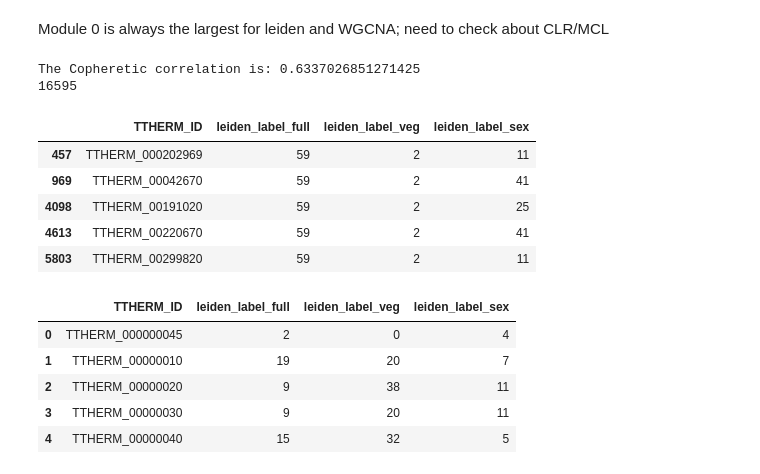
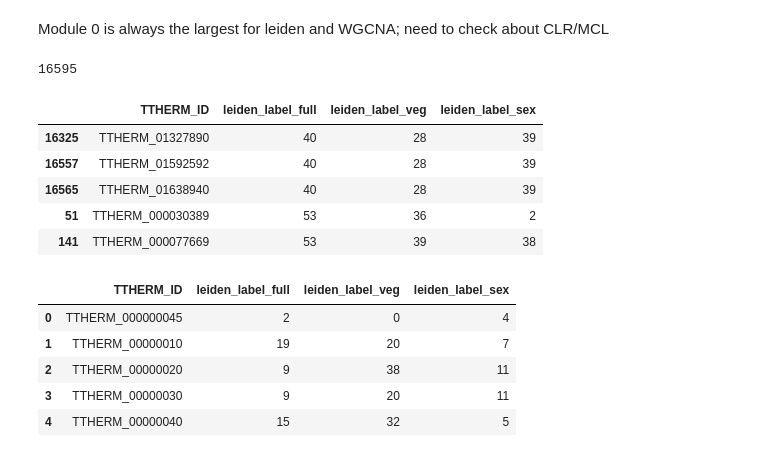
Before and after one commit to ltsypin/TGNE-2022, a Jupyter notebook: TGNE/embedding/embedding_and_app.ipynb, the cells around one changed output. Drawn from its saved outputs; the diff is of its cells as text; code cells hidden in the pictures.

```diff
--- a/TGNE/embedding/embedding_and_app.ipynb
+++ b/TGNE/embedding/embedding_and_app.ipynb
@@ -1717,15 +1812,14 @@ cdf = get_module_centroid_df(full_filtered_norm_df, leiden_label_df_round_1, 'le
 # %%
-arr_df = arrange_modules(full_filtered_norm_df, leiden_label_df_round_1, 'leiden', 'full')
+arr_df = arrange_modules(full_filtered_df, leiden_label_df_round_1, 'leiden', 'full')
 arr_df.head()
 # %% [output]
-The Copheretic correlation is: 0.6337026851271425
 16595
 |  | TTHERM_ID | leiden_label_full | leiden_label_veg | leiden_label_sex |
-| 457 | TTHERM_000202969 | 59 | 2 | 11 |
-| 969 | TTHERM_00042670 | 59 | 2 | 41 |
-| 4098 | TTHERM_00191020 | 59 | 2 | 25 |
-| 4613 | TTHERM_00220670 | 59 | 2 | 41 |
-| 5803 | TTHERM_00299820 | 59 | 2 | 11 |
+| 16325 | TTHERM_01327890 | 40 | 28 | 39 |
+| 16557 | TTHERM_01592592 | 40 | 28 | 39 |
+| 16565 | TTHERM_01638940 | 40 | 28 | 39 |
+| 51 | TTHERM_000030389 | 53 | 36 | 2 |
+| 141 | TTHERM_000077669 | 53 | 39 | 38 |
 # %%
 arr_df.to_csv('./test_nn3_leiden_label_df_round_1_rearranged.csv')
 # %%
```
Also changed, not shown: parts of 12 cells of this notebook, 1 other file.
